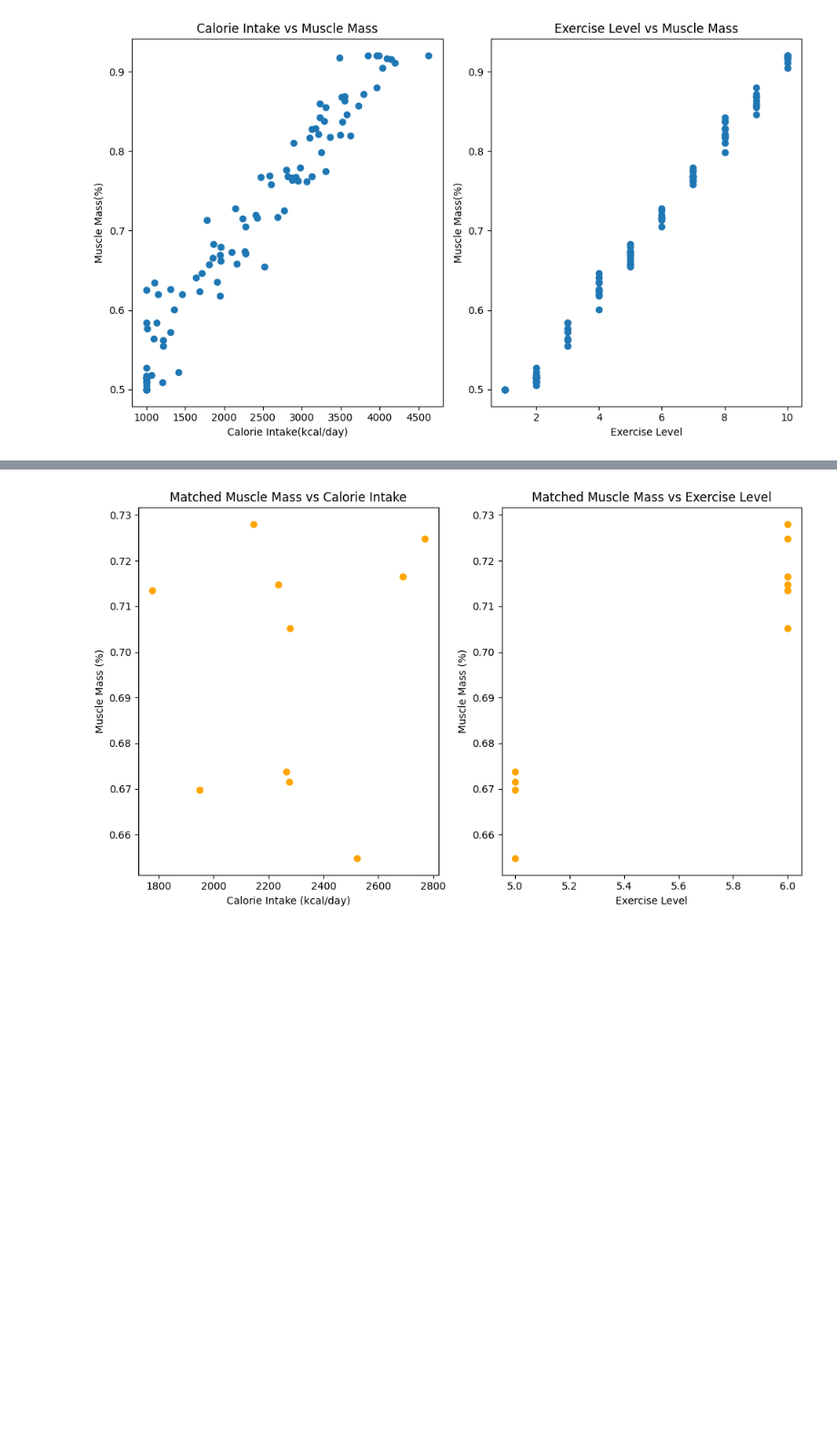
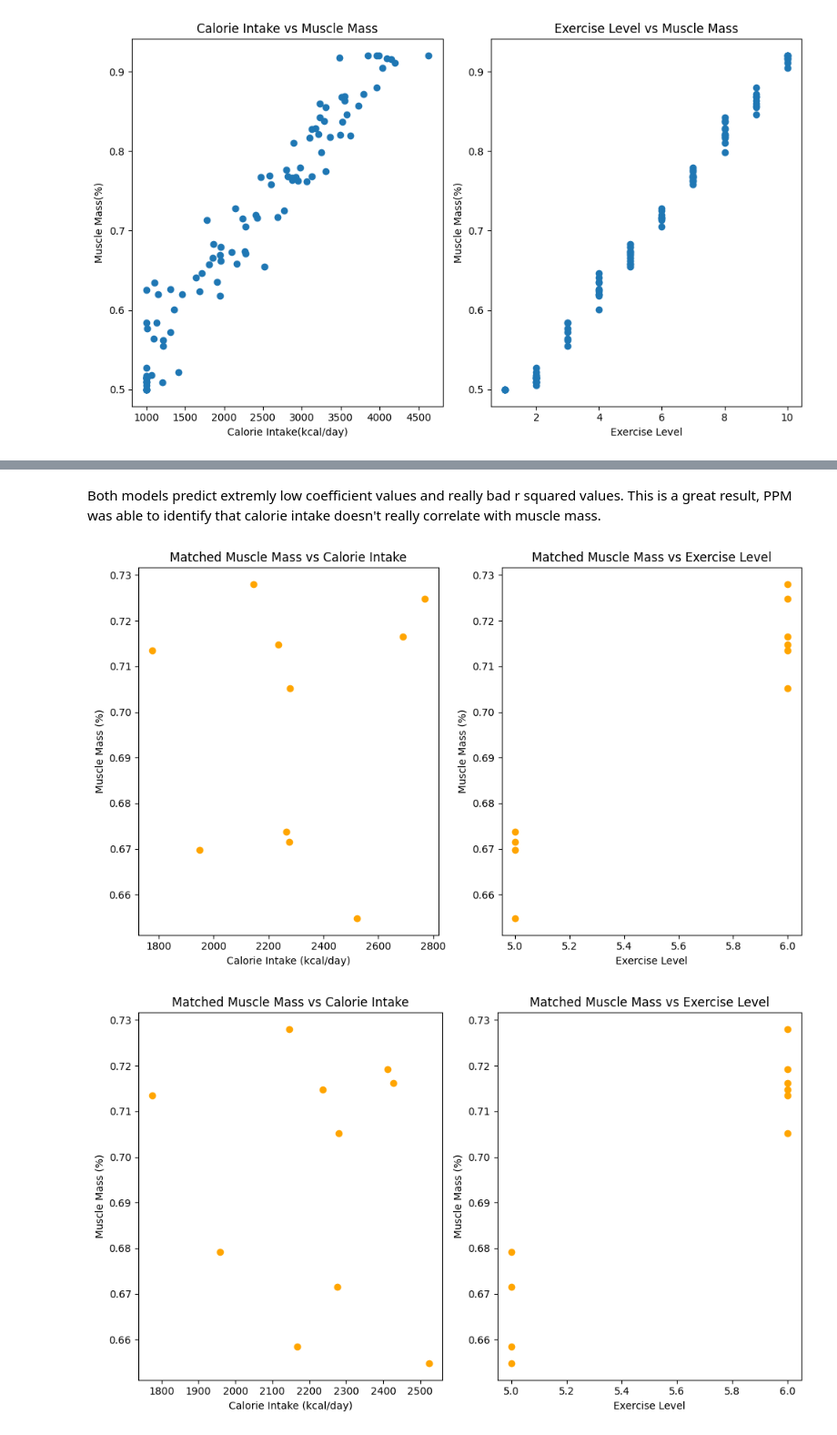
Before and after one commit to MaxiStahl1992/advanced-workbook-code, a Jupyter notebook: task3_full.ipynb, the cells around one changed output, grey strips where cells are left out. Shown at 91% size. Saved outputs shown, nothing was run; the diff lists cells and outputs as text; code cells hidden in the pictures; blank space fills up the shorter version.

```diff
--- a/task3_full.ipynb
+++ b/task3_full.ipynb
@@ -218,22 +279,32 @@ R-squared: 0.9245642896661269
+# %% [markdown]
+Both models predict extremly low coefficient values and really bad r squared values. This is a great result, PPM was able to identify that calorie intake doesn't really correlate with muscle mass.
 # %%
+def visualize_matched_data(matched_data):
+    """
+    Visualize the matched dataset.
 
+    Parameters:
+    matched_data (pd.DataFrame): The matched dataset.
+    """
+    plt.figure(figsize=(10, 6))
 
+    plt.subplot(1, 2, 1)
+    plt.scatter(matched_data['calorie_intake'], matched_data['muscle_mass'], color='orange')
+    plt.xlabel('Calorie Intake (kcal/day)')
+    plt.ylabel('Muscle Mass (%)')
+    plt.title('Matched Muscle Mass vs Calorie Intake')
 
-plt.figure(figsize=(10, 6))
+    plt.subplot(1, 2, 2)
+    plt.scatter(matched_data['exercise_level'], matched_data['muscle_mass'], color='orange')
+    plt.xlabel('Exercise Level')
+    plt.ylabel('Muscle Mass (%)')
+    plt.title('Matched Muscle Mass vs Exercise Level')
 
-plt.subplot(1, 2, 1)
-plt.scatter(matched_data['calorie_intake'], matched_data['muscle_mass'], color='orange')
-plt.xlabel('Calorie Intake (kcal/day)')
-plt.ylabel('Muscle Mass (%)')
-plt.title('Matched Muscle Mass vs Calorie Intake')
-
-plt.subplot(1, 2, 2)
-plt.scatter(matched_data['exercise_level'], matched_data['muscle_mass'], color='orange')
-plt.xlabel('Exercise Level')
-plt.ylabel('Muscle Mass (%)')
-plt.title('Matched Muscle Mass vs Exercise Level')
-
-plt.tight_layout()
-plt.show()
+    plt.tight_layout()
+    plt.show()
-# %% [output]
-[figure, removed]
+# %%
+visualize_matched_data(matched_data_high)
+visualize_matched_data(matched_data_low)
+# %% [output]
+[figure, added]
+[figure, added]
```
Also changed, not shown: parts of 19 cells of this notebook, 1 other file.
